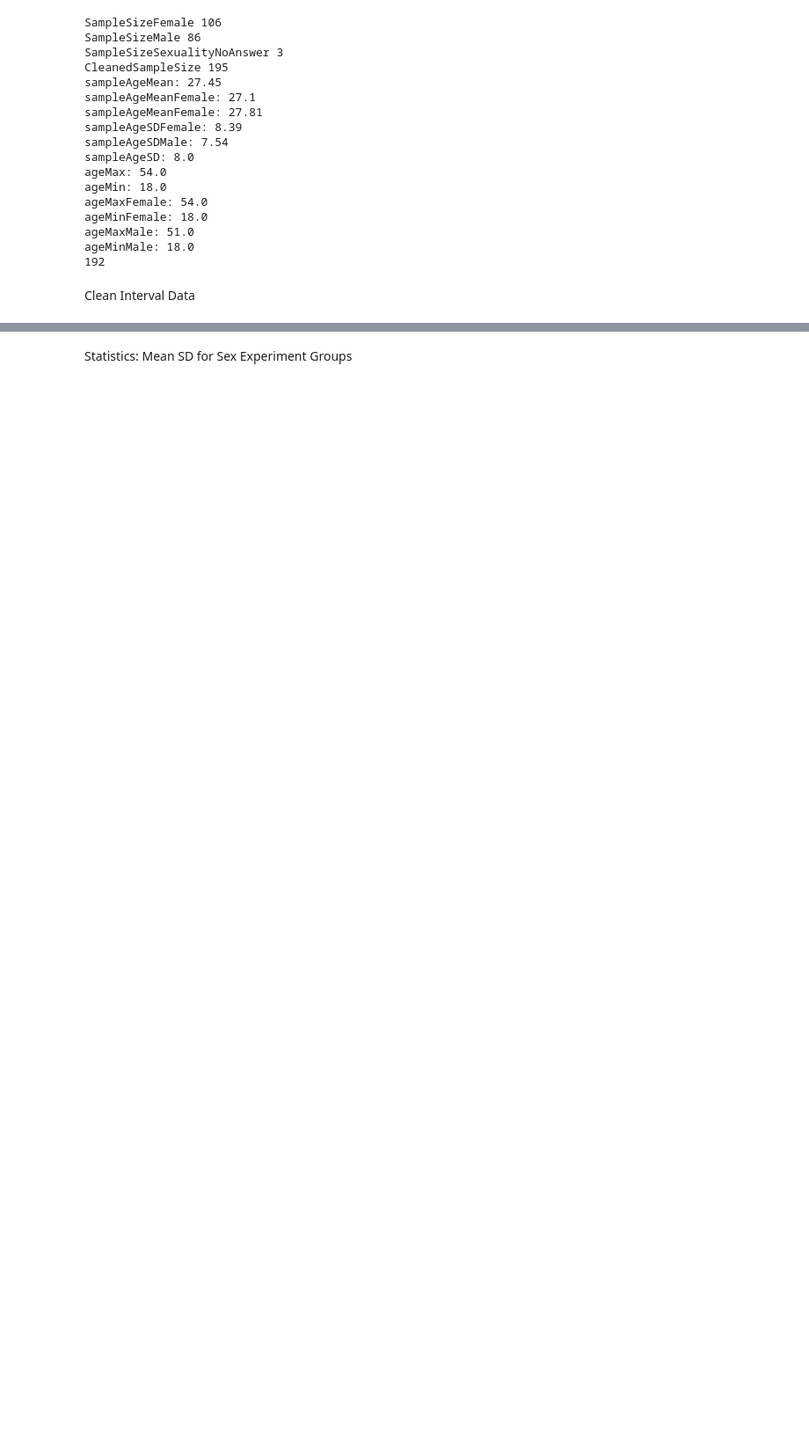
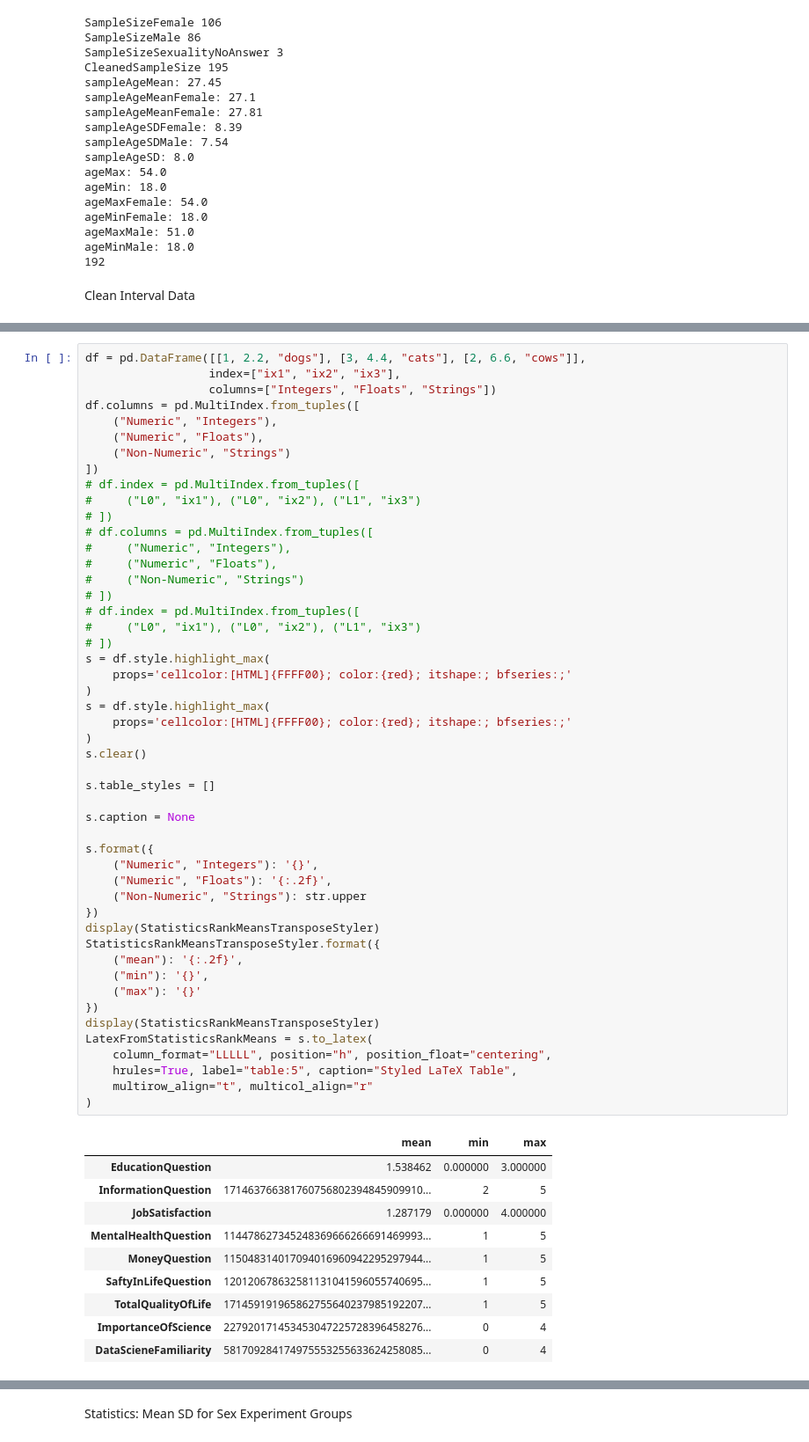
Before and after one commit to mrparsaeian/tehranthesis, a Jupyter notebook: jinja2/doIt07.ipynb, the cells around one changed output, grey strips where cells are left out. Shown at 88% size. Cells and saved outputs as stored; diff of their text form; blank space fills up the shorter version.

```diff
--- a/jinja2/doIt07.ipynb
+++ b/jinja2/doIt07.ipynb
@@ -1092,0 +1137,60 @@ CleandDataDFForTests.dropna(
+# %%
+df = pd.DataFrame([[1, 2.2, "dogs"], [3, 4.4, "cats"], [2, 6.6, "cows"]],
+                  index=["ix1", "ix2", "ix3"],
+                  columns=["Integers", "Floats", "Strings"])
+df.columns = pd.MultiIndex.from_tuples([
+    ("Numeric", "Integers"),
+    ("Numeric", "Floats"),
+    ("Non-Numeric", "Strings")
+])
+# df.index = pd.MultiIndex.from_tuples([
+#     ("L0", "ix1"), ("L0", "ix2"), ("L1", "ix3")
+# ])
+# df.columns = pd.MultiIndex.from_tuples([
+#     ("Numeric", "Integers"),
+#     ("Numeric", "Floats"),
+#     ("Non-Numeric", "Strings")
+# ])
+# df.index = pd.MultiIndex.from_tuples([
+#     ("L0", "ix1"), ("L0", "ix2"), ("L1", "ix3")
+# ])
+s = df.style.highlight_max(
+    props='cellcolor:[HTML]{FFFF00}; color:{red}; itshape:; bfseries:;'
+)
+s = df.style.highlight_max(
+    props='cellcolor:[HTML]{FFFF00}; color:{red}; itshape:; bfseries:;'
+)
+s.clear()
+
+s.table_styles = []
+
+s.caption = None
+
+s.format({
+    ("Numeric", "Integers"): '{}',
+    ("Numeric", "Floats"): '{:.2f}',
+    ("Non-Numeric", "Strings"): str.upper
+})
+display(StatisticsRankMeansTransposeStyler)
+StatisticsRankMeansTransposeStyler.format({
+    ("mean"): '{:.2f}',
+    ("min"): '{}',
+    ("max"): '{}'
+})
+display(StatisticsRankMeansTransposeStyler)
+LatexFromStatisticsRankMeans = s.to_latex(
+    column_format="LLLLL", position="h", position_float="centering",
+    hrules=True, label="table:5", caption="Styled LaTeX Table",
+    multirow_align="t", multicol_align="r"
+)
+# %% [output]
+|  | mean | min | max |
+| EducationQuestion | 1.538462 | 0.000000 | 3.000000 |
+| InformationQuestion | 171463766381760756802394845909910... | 2 | 5 |
+| JobSatisfaction | 1.287179 | 0.000000 | 4.000000 |
+| MentalHealthQuestion | 114478627345248369666266691469993... | 1 | 5 |
+| MoneyQuestion | 115048314017094016960942295297944... | 1 | 5 |
+| SaftyInLifeQuestion | 120120678632581131041596055740695... | 1 | 5 |
+| TotalQualityOfLife | 171459191965862755640237985192207... | 1 | 5 |
+| ImportanceOfScience | 227920171453453047225728396458276... | 0 | 4 |
+| DataScieneFamiliarity | 581709284174975553255633624258085... | 0 | 4 |
```
Also changed, not shown: parts of 16 cells of this notebook, 20 other files.
